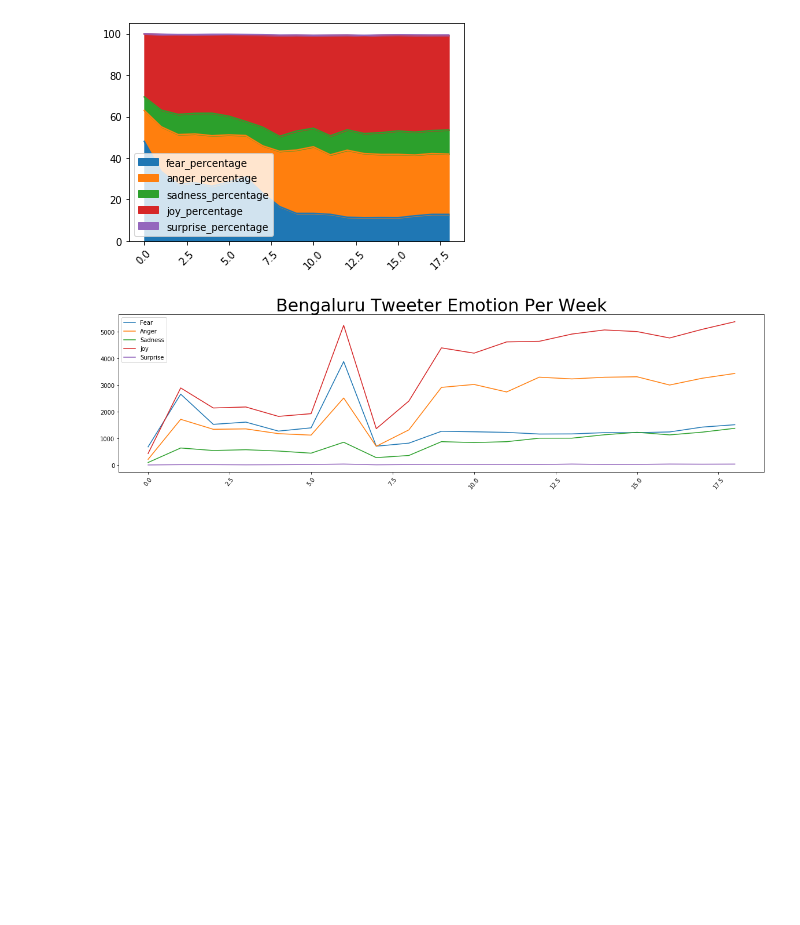
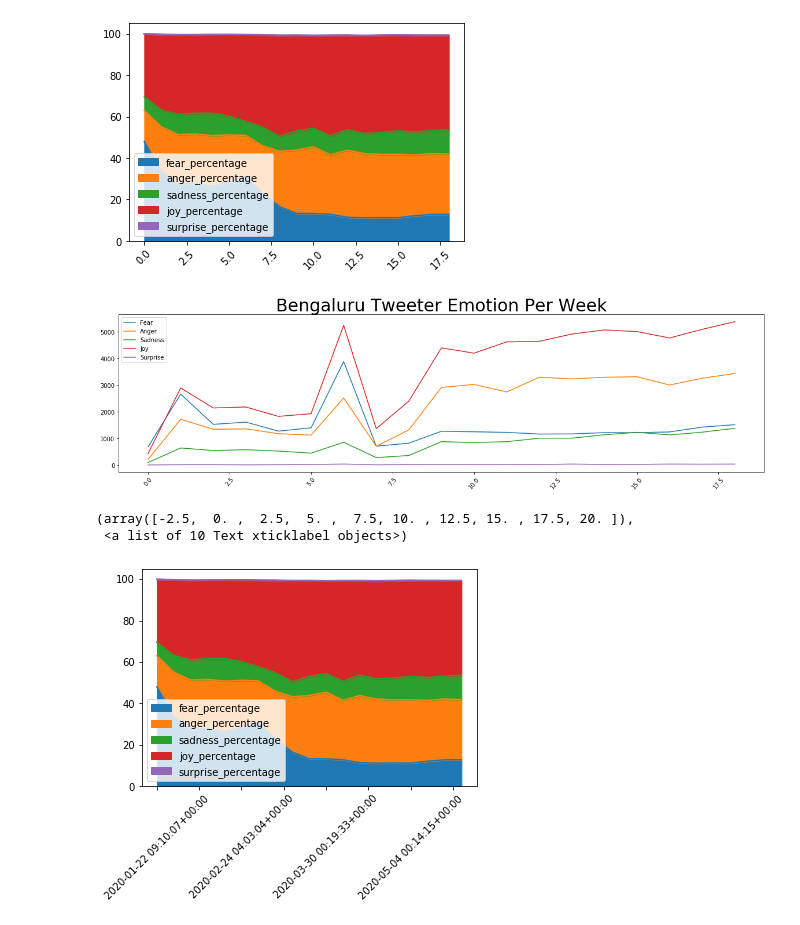
Before and after one commit to ap1690/Research_Paper_Fear_Propgation, a Jupyter notebook: Twitter-analysis/Tweets-Emotion-Analysis.ipynb, the cells around one changed output. Drawn from its saved outputs; the diff is of its cells as text; code cells hidden in the pictures; blank space fills up the shorter version.

Commit message:
updated delhi in twitter-city-emotion-analysis

```diff
--- a/Twitter-analysis/Tweets-Emotion-Analysis.ipynb
+++ b/Twitter-analysis/Tweets-Emotion-Analysis.ipynb
@@ -133,3 +133,10 @@ plt.title("Bengaluru Tweeter Emotion Per Week",fontsize=30)
 plt.savefig("bengaluru-emotion.png")
 # %% [output]
 [figure]
+# %%
+delhi.drop(["fear","anger","sadness","joy","surprise"],axis=1).plot.area()
+plt.xticks(rotation=45)
+# %% [output]
+(array([-2.5,  0. ,  2.5,  5. ,  7.5, 10. , 12.5, 15. , 17.5, 20. ]),
+ <a list of 10 Text xticklabel objects>)
+[figure, added]
```
Also changed, not shown: parts of 1 cell of this notebook.
